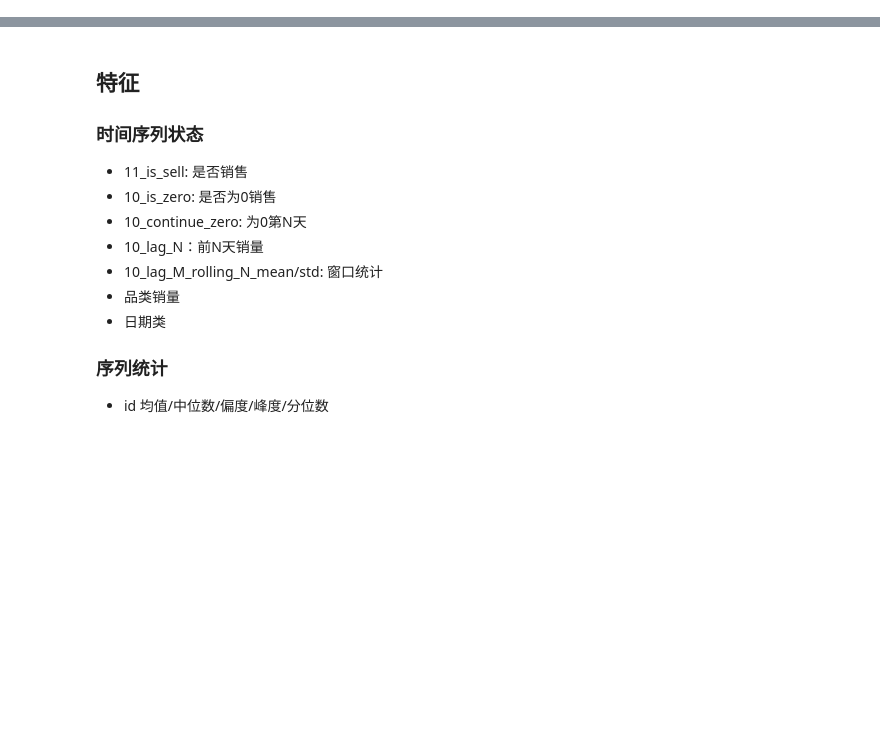
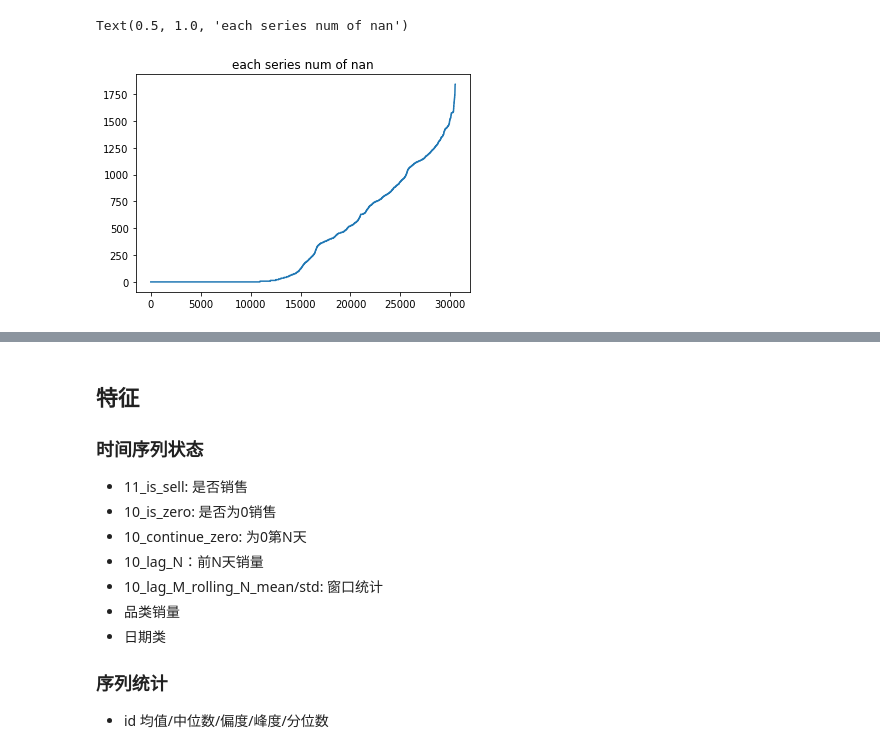
Before and after one commit to Relevation-143/Deep-Time-Series-Prediction, a Jupyter notebook: m5-wavenet.ipynb, the cells around one changed output, grey strips where cells are left out. Cells and saved outputs as stored; diff of their text form; code cells hidden in the pictures; blank space fills up the shorter version.

```diff
--- a/m5-wavenet.ipynb
+++ b/m5-wavenet.ipynb
@@ -98,0 +172,9 @@ xy, price, calendar = DataLoader("./data").load()
+# %%
+id_not_sell = df_xy.isnull().values.astype(int)
+id_not_sell[:, -28:] = 0
+# %%
+plt.plot(np.sort(id_not_sell.sum(axis=1)))
+plt.title("each series num of nan")
+# %% [output]
+Text(0.5, 1.0, 'each series num of nan')
+[figure, added]
```
Also changed, not shown: parts of 33 cells of this notebook.
